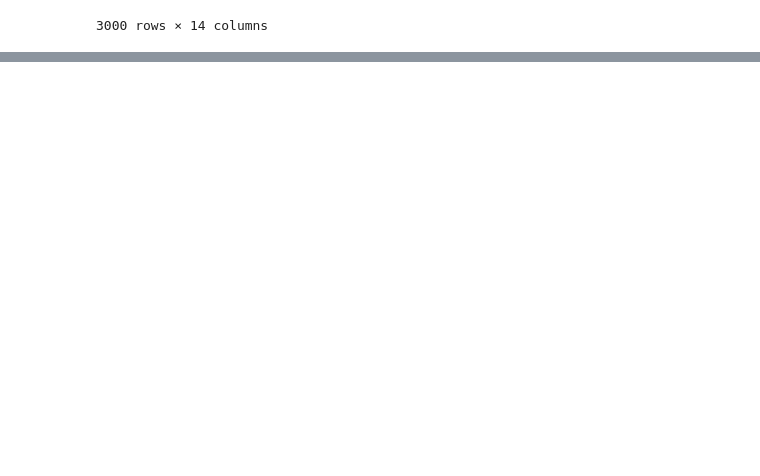
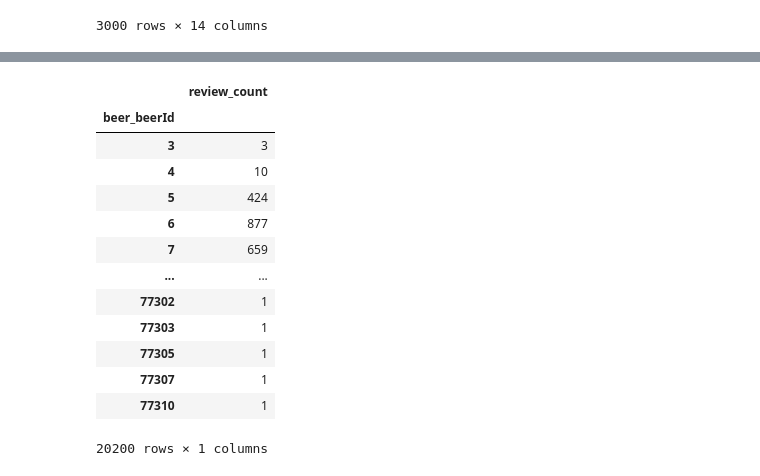
Before and after one commit to utkarsshhh/beer-data-analysis, a Jupyter notebook: Untitled.ipynb, the cells around one changed output, grey strips where cells are left out. Saved outputs shown, nothing was run; the diff lists cells and outputs as text; code cells hidden in the pictures; blank space fills up the shorter version.

```diff
--- a/Untitled.ipynb
+++ b/Untitled.ipynb
@@ -178,0 +202,17 @@ Name: beer_name, Length: 18339, dtype: int64
+# %%
+count_df
+# %% [output]
+|  | review_count |
+| beer_beerId |  |
+| 3 | 3 |
+| 4 | 10 |
+| 5 | 424 |
+| 6 | 877 |
+| 7 | 659 |
+| ... | ... |
+| 77302 | 1 |
+| 77303 | 1 |
+| 77305 | 1 |
+| 77307 | 1 |
+| 77310 | 1 |
+20200 rows × 1 columns
```
Also changed, not shown: parts of 19 cells of this notebook.
